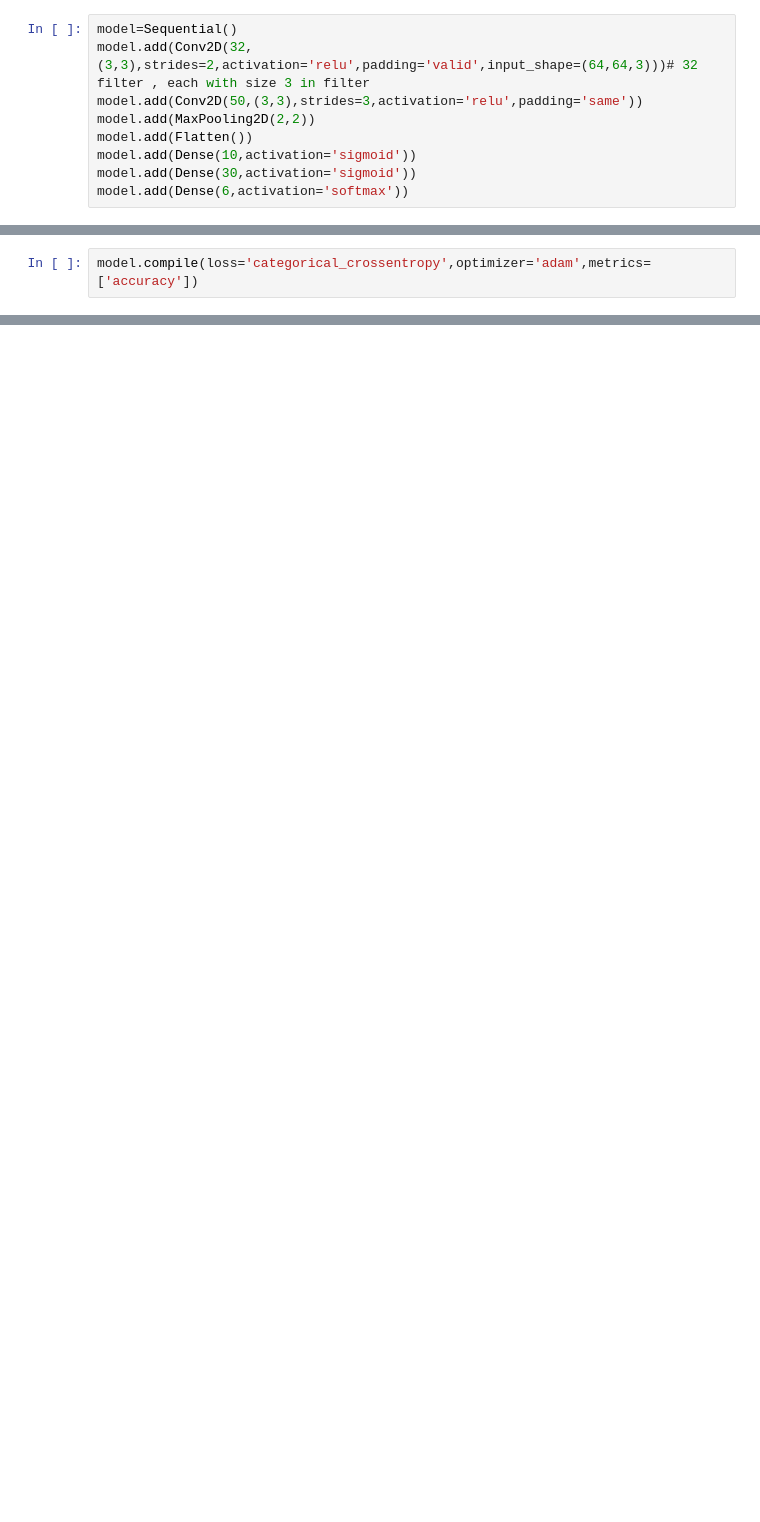
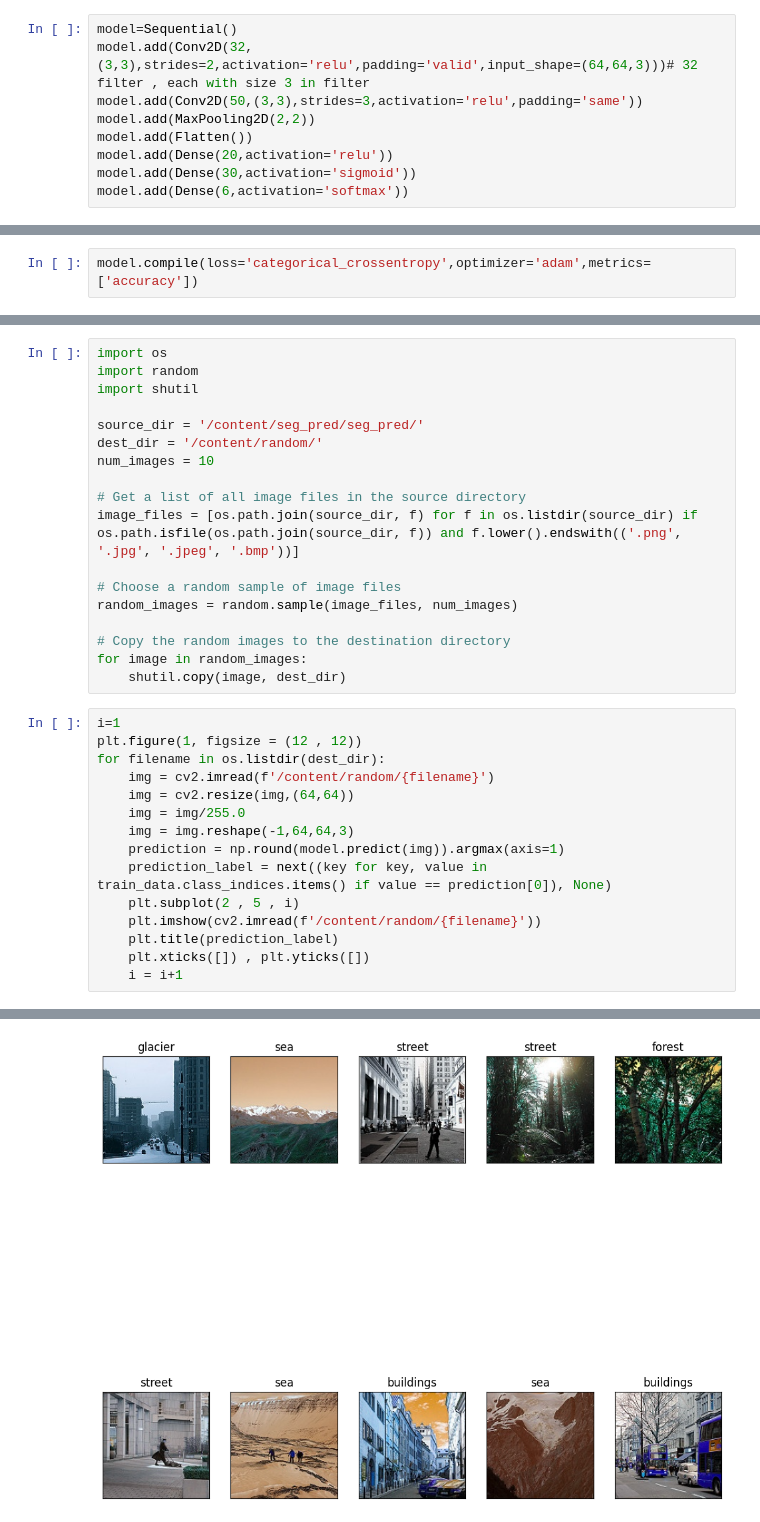
Before and after one commit to harshpreet1123/collab_notebooks, a Jupyter notebook: Intel_dataset.ipynb, the cells around one changed output, grey strips where cells are left out. Cells and saved outputs as stored; diff of their text form; blank space fills up the shorter version.

```diff
--- a/Intel_dataset.ipynb
+++ b/Intel_dataset.ipynb
@@ -65,7 +70,7 @@ model.add(Conv2D(32,(3,3),strides=2,activation='relu',padding='valid',input_shap
 model.add(Conv2D(50,(3,3),strides=3,activation='relu',padding='same'))
 model.add(MaxPooling2D(2,2))
 model.add(Flatten())
-model.add(Dense(10,activation='sigmoid'))
+model.add(Dense(20,activation='relu'))
 model.add(Dense(30,activation='sigmoid'))
 model.add(Dense(6,activation='softmax'))
 # %%
@@ -120,0 +126,34 @@ Accuracy = 61.2%
+# %%
+import os
+import random
+import shutil
+
+source_dir = '/content/seg_pred/seg_pred/'
+dest_dir = '/content/random/'
+num_images = 10
+
+# Get a list of all image files in the source directory
+image_files = [os.path.join(source_dir, f) for f in os.listdir(source_dir) if os.path.isfile(os.path.join(source_dir, f)) and f.lower().endswith(('.png', '.jpg', '.jpeg', '.bmp'))]
+
+# Choose a random sample of image files
+random_images = random.sample(image_files, num_images)
+
+# Copy the random images to the destination directory
+for image in random_images:
+    shutil.copy(image, dest_dir)
+# %%
+i=1
+plt.figure(1, figsize = (12 , 12))
+for filename in os.listdir(dest_dir):
+    img = cv2.imread(f'/content/random/{filename}')
+    img = cv2.resize(img,(64,64))
+    img = img/255.0
+    img = img.reshape(-1,64,64,3)
+    prediction = np.round(model.predict(img)).argmax(axis=1)
+    prediction_label = next((key for key, value in train_data.class_indices.items() if value == prediction[0]), None)
+    plt.subplot(2 , 5 , i)
+    plt.imshow(cv2.imread(f'/content/random/{filename}'))
+    plt.title(prediction_label)
+    plt.xticks([]) , plt.yticks([])
+    i = i+1
+# %% [output]
@@ -120,0 +170 @@ Accuracy = 61.2%
+[figure, added]
```
Also changed, not shown: parts of 10 cells of this notebook.
